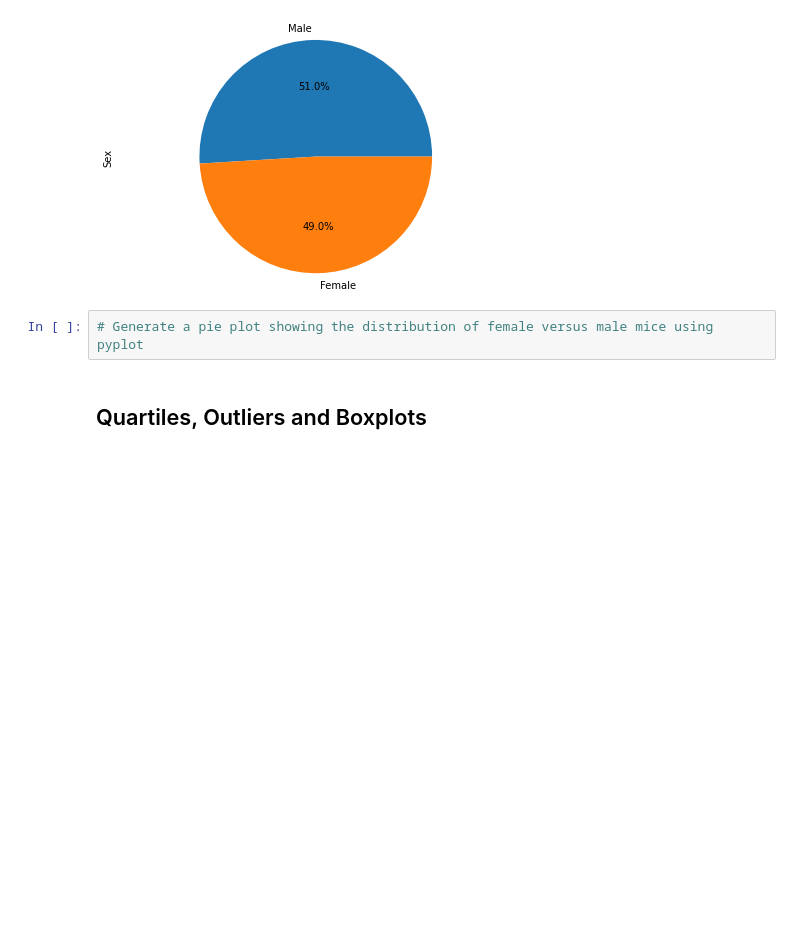
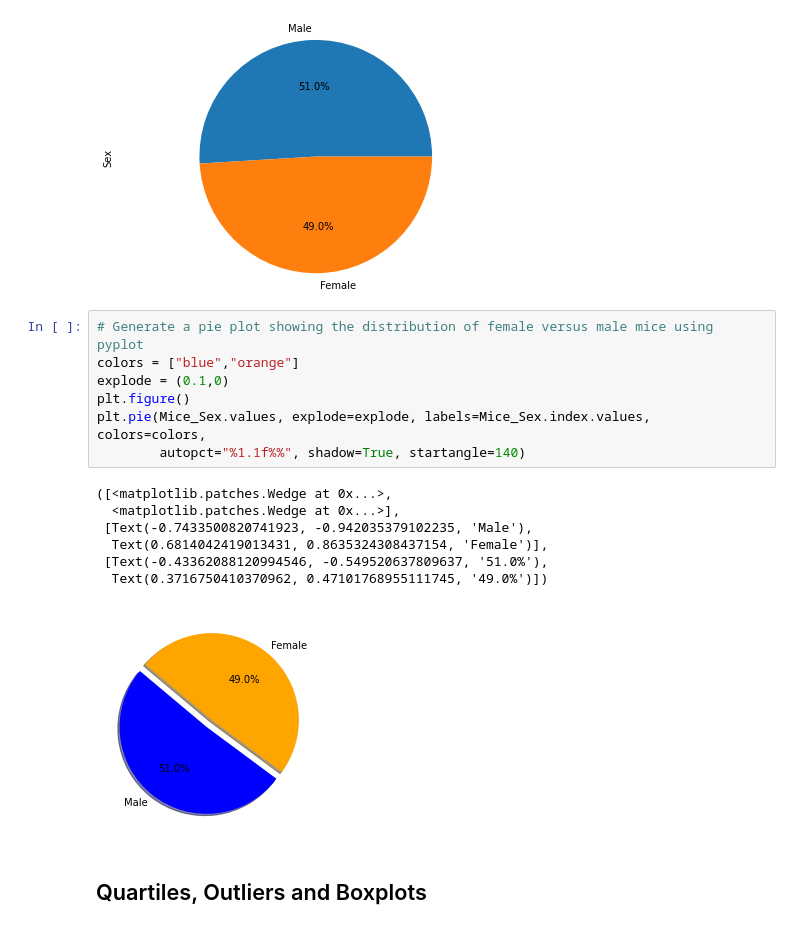
Before and after one commit to StephenTrella/MatPlotLibChallenge, a Jupyter notebook: pymaceuticals_starter.ipynb, the cells around one changed output. Saved outputs shown, nothing was run; the diff lists cells and outputs as text; blank space fills up the shorter version.

```diff
--- a/pymaceuticals_starter.ipynb
+++ b/pymaceuticals_starter.ipynb
@@ -198,6 +189,19 @@ plt.tight_layout()
 [figure]
 # %%
 # Generate a pie plot showing the distribution of female versus male mice using pyplot
+colors = ["blue","orange"]
+explode = (0.1,0)
+plt.figure()
+plt.pie(Mice_Sex.values, explode=explode, labels=Mice_Sex.index.values, colors=colors,
+        autopct="%1.1f%%", shadow=True, startangle=140)
+# %% [output]
+([<matplotlib.patches.Wedge at 0x...>,
+  <matplotlib.patches.Wedge at 0x...>],
+ [Text(-0.7433500820741923, -0.942035379102235, 'Male'),
+  Text(0.6814042419013431, 0.8635324308437154, 'Female')],
+ [Text(-0.43362088120994546, -0.549520637809637, '51.0%'),
+  Text(0.3716750410370962, 0.47101768955111745, '49.0%')])
+[figure, added]
 # %% [markdown]
 ## Quartiles, Outliers and Boxplots
 # %%
```
Also changed, not shown: parts of 9 cells of this notebook.
